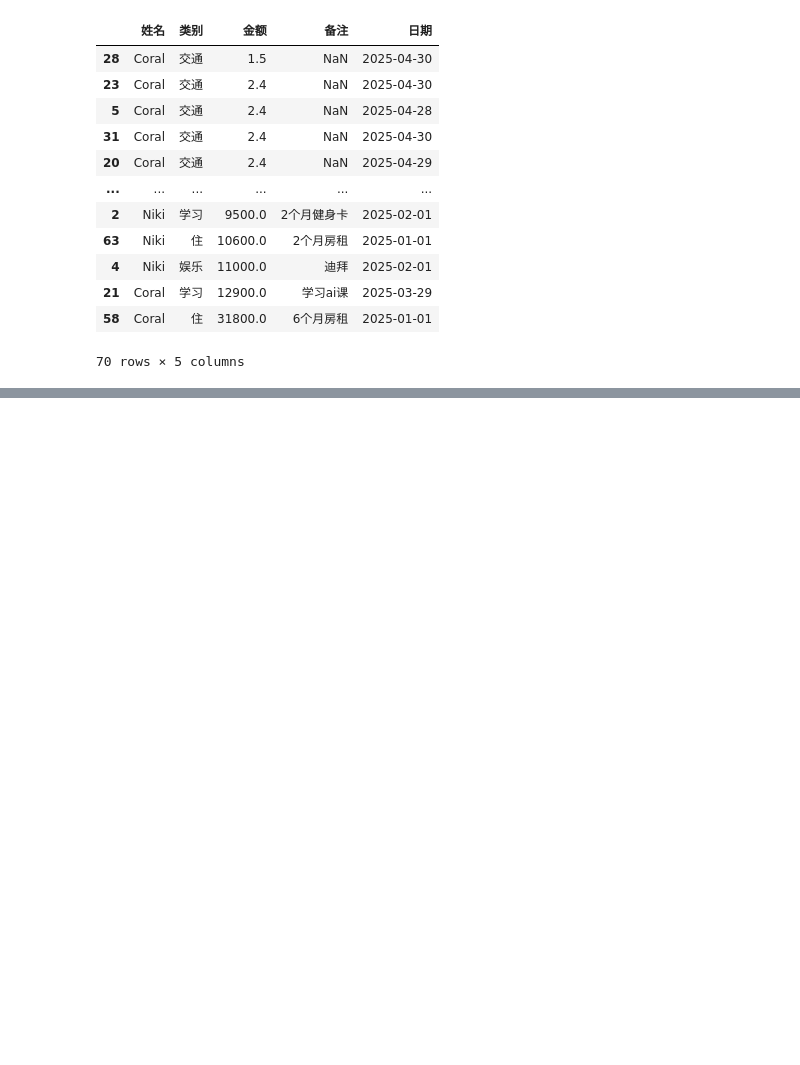
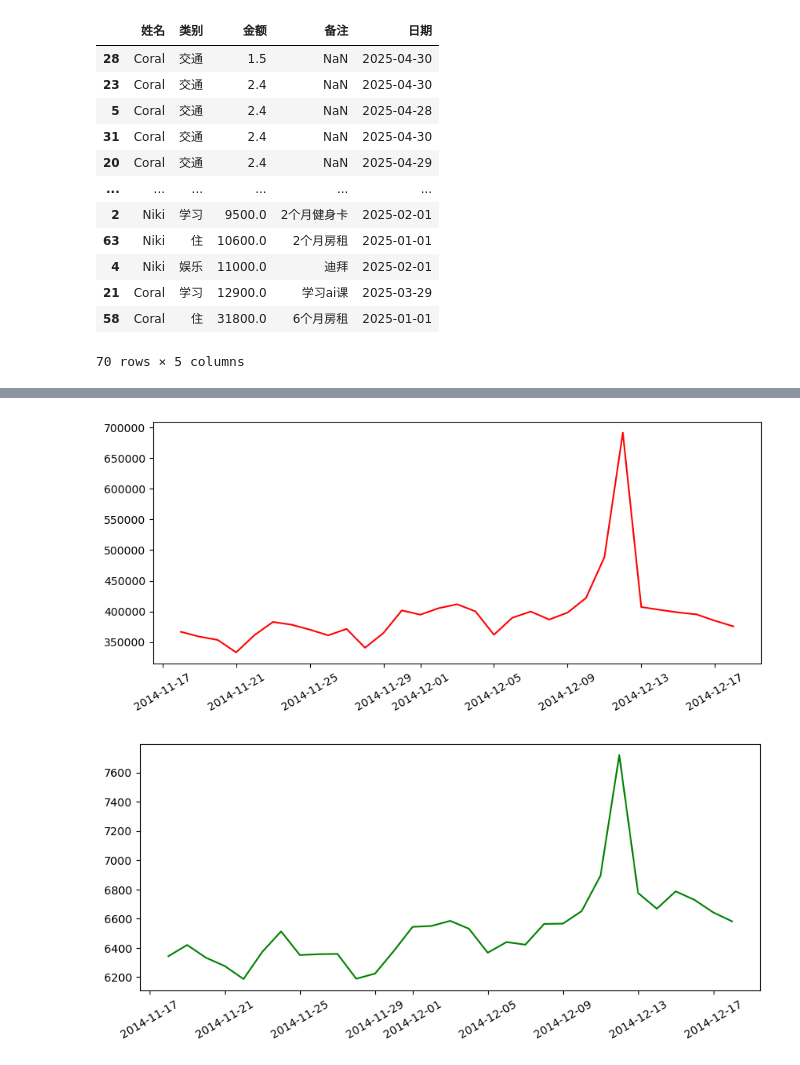
Before and after one commit to ScarboroughCoral/ai-notes, a Jupyter notebook: Python/pandas/learn.ipynb, the cells around one changed output, grey strips where cells are left out. Drawn from its saved outputs; the diff is of its cells as text; code cells hidden in the pictures; blank space fills up the shorter version.

```diff
--- a/Python/pandas/learn.ipynb
+++ b/Python/pandas/learn.ipynb
@@ -124,0 +96,9 @@ Name: pwd, dtype: object
+# %%
+pdata['ts'] = pd.to_datetime(pdata['time'])
+# %%
+pdata['day'] = pdata.ts.map(lambda t: t.date())
+# %%
+pdata['hour'] = pdata.ts.map(lambda t: t.hour)
+# %%
+daily_uv = pdata.groupby('day')['user_id'].apply(lambda ids: ids.drop_duplicates().count())
+daily_pv = pdata.groupby('day')['user_id'].count()
@@ -124,0 +107,11 @@ Name: pwd, dtype: object
+# %%
+plt.figure(figsize=(10,4))
+plt.plot(daliy_pv.index.values, daily_pv.values, 'r')
+plt.xticks(rotation=30)
+plt.figure(figsize=(10,4))
+plt.plot(daliy_uv.index.values, daily_uv.values, 'g')
+plt.xticks(rotation=30)
+plt.show()
+# %% [output]
+[figure, added]
+[figure, added]
```
Also changed, not shown: parts of 23 cells of this notebook, 11 other files.
